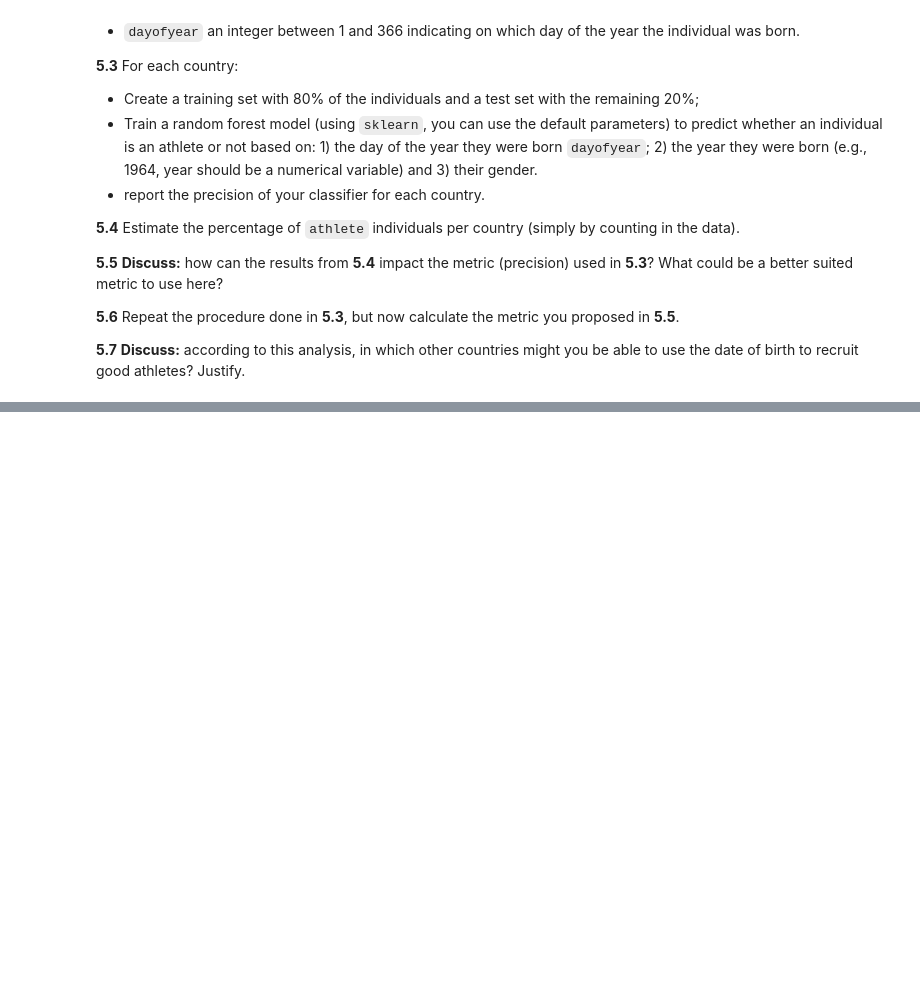
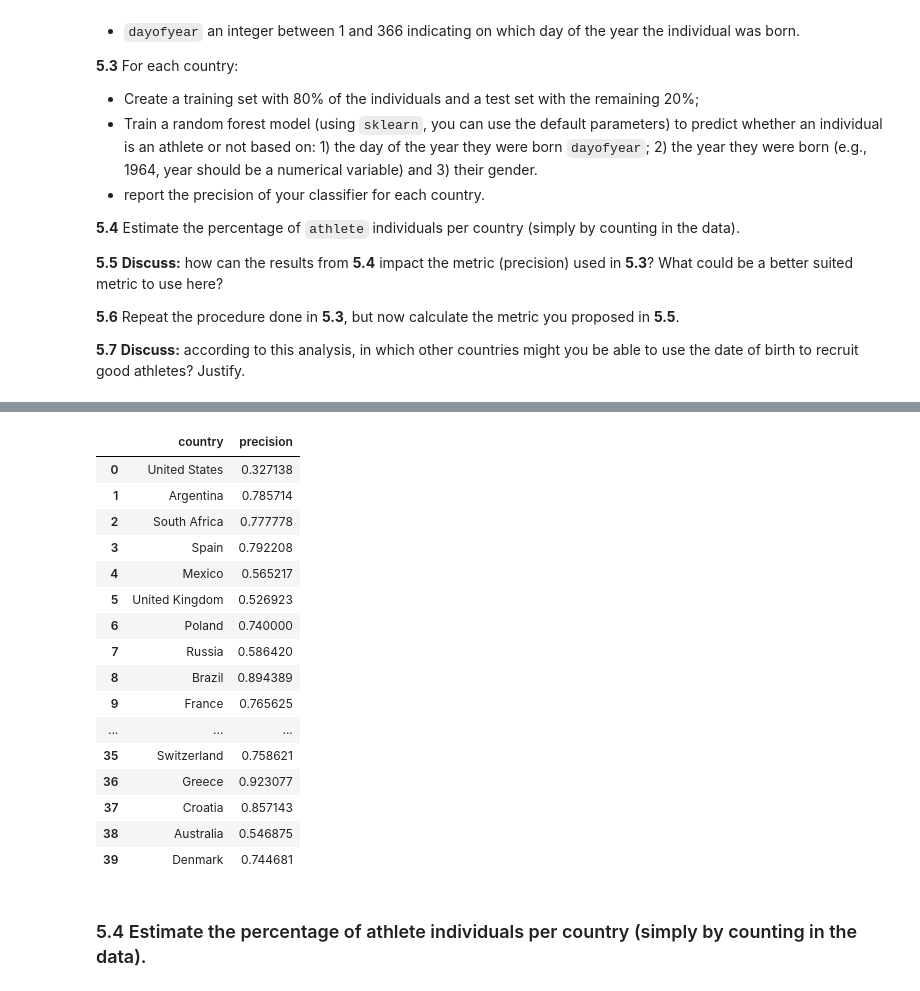
Before and after one commit to PeterYYZhang/2022, a Jupyter notebook: Homework/02 - Regression Observational Studies Stats and Supervised Learning/hw2.ipynb, the cells around one changed output, grey strips where cells are left out. Cells and saved outputs as stored; diff of their text form; code cells hidden in the pictures; blank space fills up the shorter version.

```diff
--- a/Homework/02 - Regression Observational Studies Stats and Supervised Learning/hw2.ipynb
+++ b/Homework/02 - Regression Observational Studies Stats and Supervised Learning/hw2.ipynb
@@ -538,0 +582,40 @@ athlete_categories = {
+# %%
+precision_scores = []
+for country in country_list:
+    data = wiki_famous[wiki_famous.bplace_country == country][['gender', 'birthyear', 'dayofyear', 'is_athlete']]
+    data = data.dropna()
+
+    X = data[['gender', 'birthyear', 'dayofyear']].copy()
+    X.loc[:,['gender']] = X.gender.apply(lambda x : 1 if x == 'M' else 0)
+    Y = data['is_athlete'].copy()
+    X_train, X_test, Y_train, Y_test = train_test_split(X, Y, test_size=0.2, random_state=42)
+
+
+    clf = RandomForestClassifier()
+    clf.fit(X_train, Y_train)
+    Y_predict = clf.predict(X_test)
+    precision_scores.append(precision_score(Y_test, Y_predict))
+
+
+precision_scores = pd.DataFrame({'country': wiki_famous.bplace_country.unique(), 'precision': precision_scores}, columns=['country', 'precision'])
+precision_scores
+# %% [output]
+|  | country | precision |
+| 0 | United States | 0.327138 |
+| 1 | Argentina | 0.785714 |
+| 2 | South Africa | 0.777778 |
+| 3 | Spain | 0.792208 |
+| 4 | Mexico | 0.565217 |
+| 5 | United Kingdom | 0.526923 |
+| 6 | Poland | 0.740000 |
+| 7 | Russia | 0.586420 |
+| 8 | Brazil | 0.894389 |
+| 9 | France | 0.765625 |
+| ... | ... | ... |
+| 35 | Switzerland | 0.758621 |
+| 36 | Greece | 0.923077 |
+| 37 | Croatia | 0.857143 |
+| 38 | Australia | 0.546875 |
+| 39 | Denmark | 0.744681 |
+# %% [markdown]
+### 5.4 Estimate the percentage of athlete individuals per country (simply by counting in the data).
```
Also changed, not shown: parts of 26 cells of this notebook.
